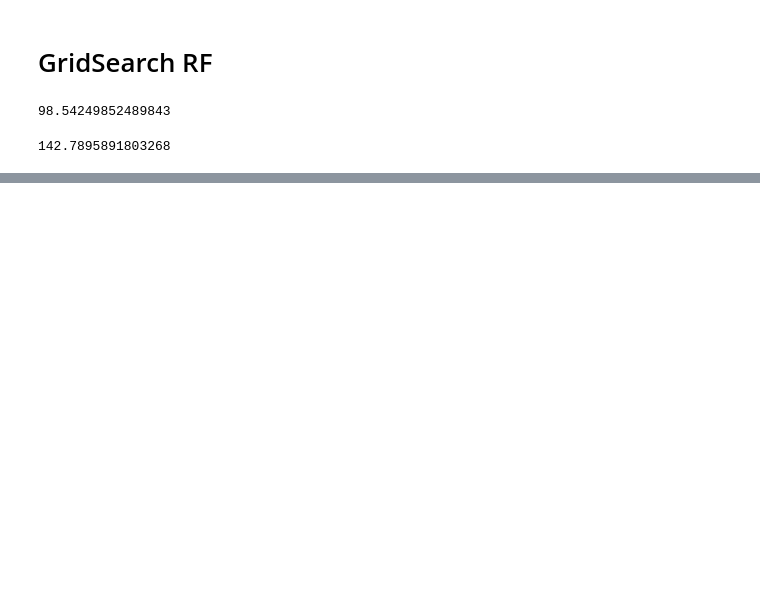
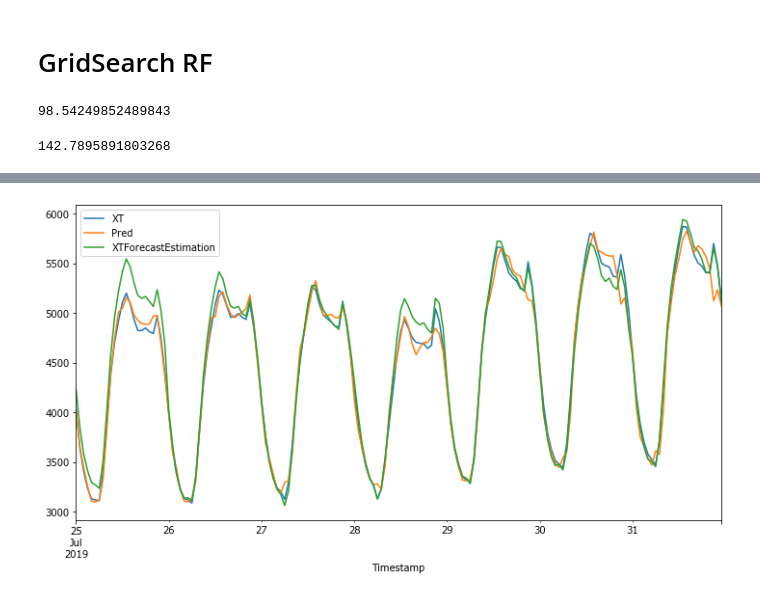
Before and after one commit to Darzan21/Electric-Load-Forecasting, a Jupyter notebook: TestingStuff.ipynb, the cells around one changed output, grey strips where cells are left out. Saved outputs shown, nothing was run; the diff lists cells and outputs as text; code cells hidden in the pictures; blank space fills up the shorter version.

```diff
--- a/TestingStuff.ipynb
+++ b/TestingStuff.ipynb
@@ -1135,0 +1158,8 @@ TheirError
+# %%
+# Plot all of them in different weekly periods
+ax = y_test['XT'].loc['2019-07-25':'2019-07-31'].plot(legend=True,figsize=(12,6))
+result['Pred'].loc['2019-07-25':'2019-07-31'].plot(legend=True)
+y_their.loc['2019-07-25':'2019-07-31'].plot(legend=True)
+ax.autoscale(axis='x',tight=True)
+# %% [output]
+[figure, added]
```
Also changed, not shown: parts of 19 cells of this notebook.
